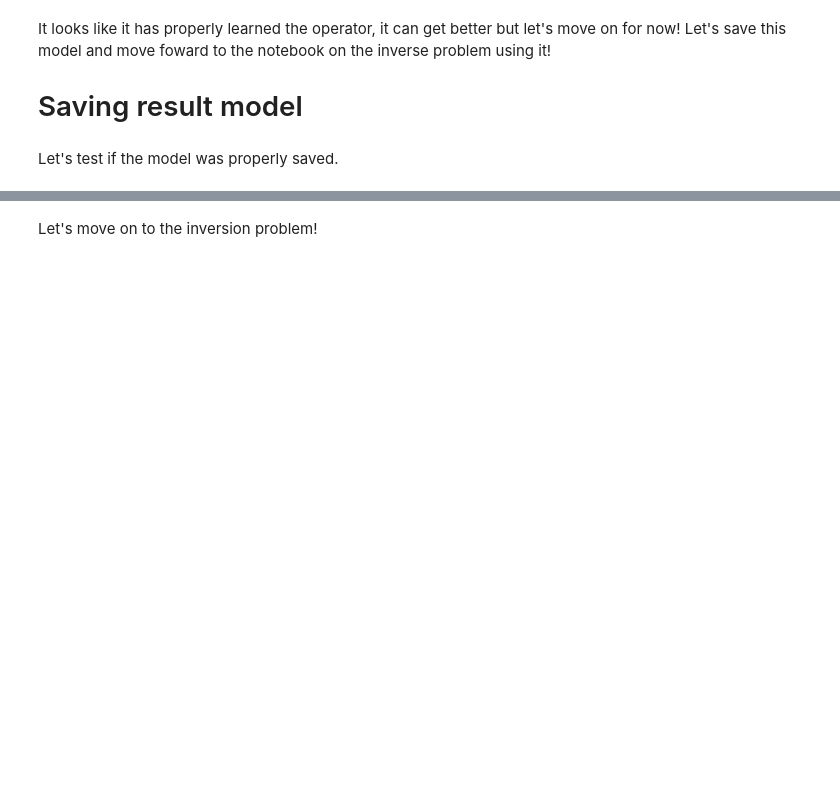
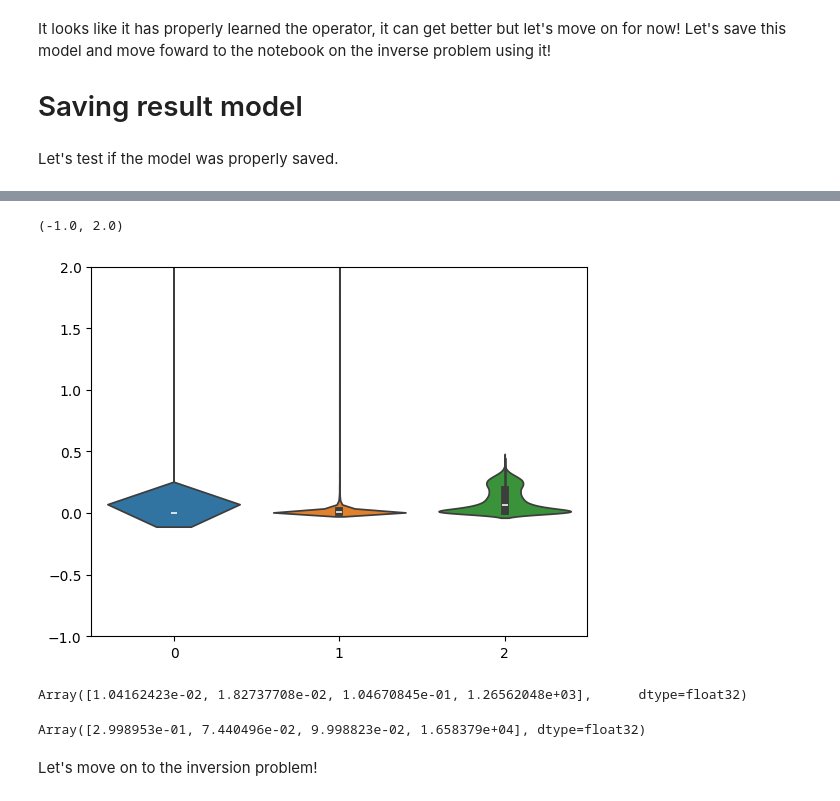
Before and after one commit to jpssrocha/deeponet-jax-inversion, a Jupyter notebook: notebook/mass-spring/2-deeponet_training.ipynb, the cells around one changed output, grey strips where cells are left out. Cells and saved outputs as stored; diff of their text form; code cells hidden in the pictures; blank space fills up the shorter version.

Commit message:
Added test metric calculation explicitly

```diff
--- a/notebook/mass-spring/2-deeponet_training.ipynb
+++ b/notebook/mass-spring/2-deeponet_training.ipynb
@@ -283,2 +318,38 @@ for _ in range(10):
+# %%
+def get_test():
+
+    # print(f" Running sim {i}\n")
+    args = np.random.uniform(0.0, 5.0, size=(4,)).tolist()
+    x, v = simulate(args).T
+
+    x_deeponet = jax.vmap(best_model_reloading, in_axes=(None, 0))(jnp.array(args), time)
+
+
+    mse = np.mean((x_deeponet - x)**2)
+    mae = np.mean(np.abs(x_deeponet - x))
+    smare = np.mean(np.abs(x_deeponet - x)/(abs(x_deeponet) + abs(x))/2)
+    mare = np.mean(np.abs((x_deeponet - x)/x))
+
+    return mse, mae, smare, mare
+# %%
+args = [get_test() for i in range(4000)]
+args = jnp.array(args)
+# %%
+import seaborn as sns
+
+ax = sns.violinplot(args[:, 0:3])
+
+ax.set_ylim(-1, 2)
+# %% [output]
+(-1.0, 2.0)
+[figure, added]
+# %%
+args.mean(axis=0)
+# %% [output]
+Array([1.04162423e-02, 1.82737708e-02, 1.04670845e-01, 1.26562048e+03],      dtype=float32)
+# %%
+args.std(axis=0)
+# %% [output]
+Array([2.998953e-01, 7.440496e-02, 9.998823e-02, 1.658379e+04], dtype=float32)
 # %% [markdown]
 Let's move on to the inversion problem!
```
Also changed, not shown: parts of 7 cells of this notebook, 2 other files.
